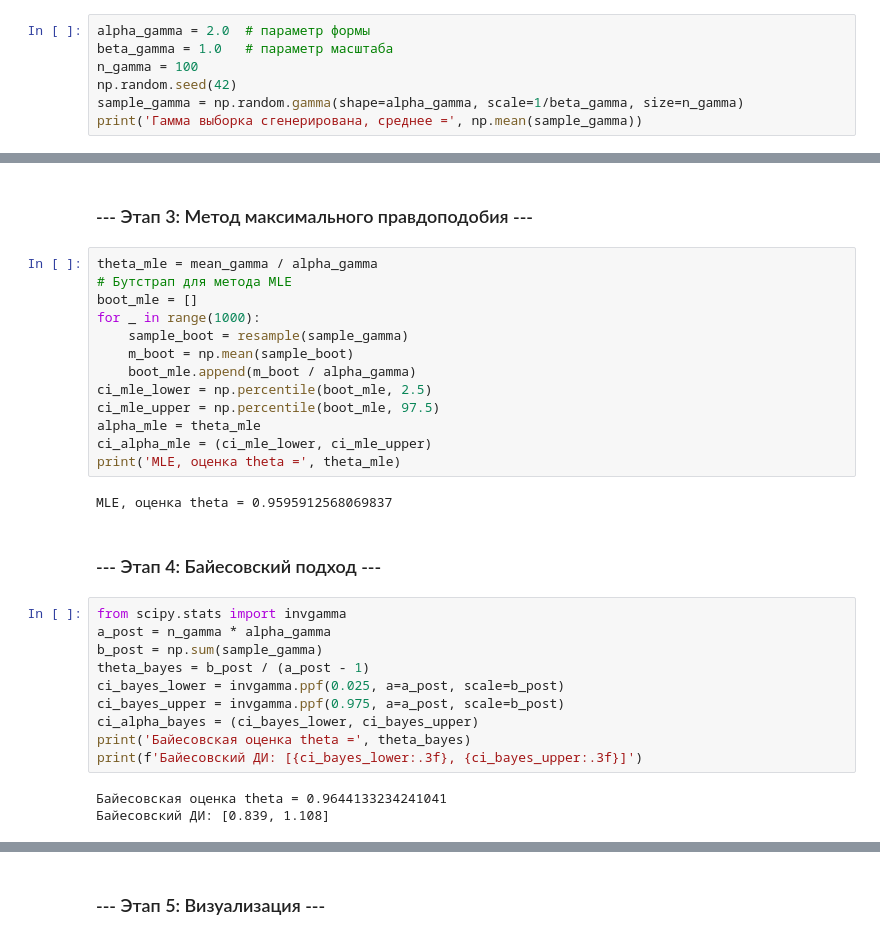
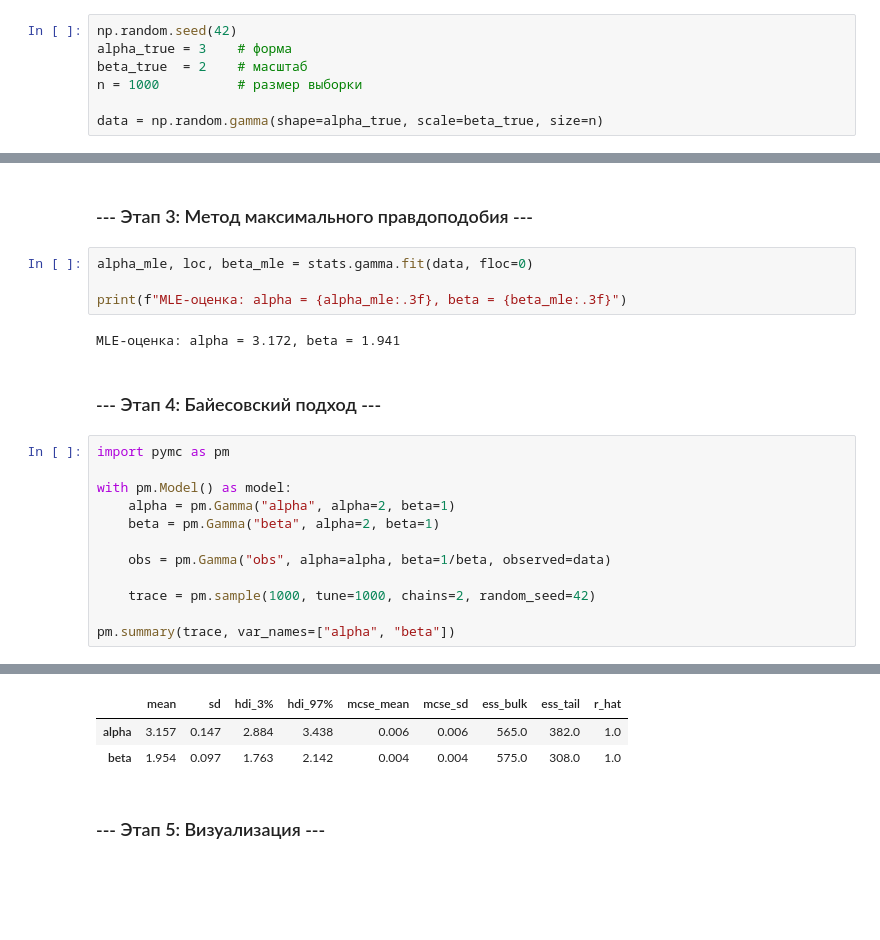
Before and after one commit to r42arty/hse, a Jupyter notebook: mod3/MathStat/MS_3.ipynb, the cells around one changed output, grey strips where cells are left out. Cells and saved outputs as stored; diff of their text form; blank space fills up the shorter version.

```diff
--- a/mod3/MathStat/MS_3.ipynb
+++ b/mod3/MathStat/MS_3.ipynb
@@ -312,9 +312,9 @@ from sklearn.utils import resample
 # %% [markdown]
 ### --- Этап 1: Генерация данных ---
 # %%
-alpha_gamma = 2.0  # параметр формы
-beta_gamma = 1.0   # параметр масштаба
-n_gamma = 100
 np.random.seed(42)
-sample_gamma = np.random.gamma(shape=alpha_gamma, scale=1/beta_gamma, size=n_gamma)
-print('Гамма выборка сгенерирована, среднее =', np.mean(sample_gamma))
+alpha_true = 3    # форма
+beta_true  = 2    # масштаб
+n = 1000          # размер выборки
+
+data = np.random.gamma(shape=alpha_true, scale=beta_true, size=n)
@@ -343,32 +333,23 @@ print('Метод моментов, оценка theta =', theta_mm)
 # %% [markdown]
 ### --- Этап 3: Метод максимального правдоподобия ---
 # %%
-theta_mle = mean_gamma / alpha_gamma
-# Бутстрап для метода MLE
-boot_mle = []
-for _ in range(1000):
-    sample_boot = resample(sample_gamma)
-    m_boot = np.mean(sample_boot)
-    boot_mle.append(m_boot / alpha_gamma)
-ci_mle_lower = np.percentile(boot_mle, 2.5)
-ci_mle_upper = np.percentile(boot_mle, 97.5)
-alpha_mle = theta_mle
-ci_alpha_mle = (ci_mle_lower, ci_mle_upper)
-print('MLE, оценка theta =', theta_mle)
+alpha_mle, loc, beta_mle = stats.gamma.fit(data, floc=0)
+
+print(f"MLE-оценка: alpha = {alpha_mle:.3f}, beta = {beta_mle:.3f}")
 # %% [output]
-MLE, оценка theta = 0.9595912568069837
+MLE-оценка: alpha = 3.172, beta = 1.941
 # %% [markdown]
 ### --- Этап 4: Байесовский подход ---
 # %%
-from scipy.stats import invgamma
-a_post = n_gamma * alpha_gamma
-b_post = np.sum(sample_gamma)
-theta_bayes = b_post / (a_post - 1)
-ci_bayes_lower = invgamma.ppf(0.025, a=a_post, scale=b_post)
-ci_bayes_upper = invgamma.ppf(0.975, a=a_post, scale=b_post)
-ci_alpha_bayes = (ci_bayes_lower, ci_bayes_upper)
-print('Байесовская оценка theta =', theta_bayes)
-print(f'Байесовский ДИ: [{ci_bayes_lower:.3f}, {ci_bayes_upper:.3f}]')
+import pymc as pm
+
+with pm.Model() as model:
+    alpha = pm.Gamma("alpha", alpha=2, beta=1)
+    beta = pm.Gamma("beta", alpha=2, beta=1)
+
+    obs = pm.Gamma("obs", alpha=alpha, beta=1/beta, observed=data)
+
+    trace = pm.sample(1000, tune=1000, chains=2, random_seed=42)
+
+pm.summary(trace, var_names=["alpha", "beta"])
 # %% [output]
-Байесовская оценка theta = 0.9644133234241041
-Байесовский ДИ: [0.839, 1.108]
@@ -375,3 +358,6 @@ print(f'Байесовский ДИ: [{ci_bayes_lower:.3f}, {ci_bayes_upper:.3f}
+|  | mean | sd | hdi_3% | hdi_97% | mcse_mean | mcse_sd | ess_bulk | ess_tail | r_hat |
+| alpha | 3.157 | 0.147 | 2.884 | 3.438 | 0.006 | 0.006 | 565.0 | 382.0 | 1.0 |
+| beta | 1.954 | 0.097 | 1.763 | 2.142 | 0.004 | 0.004 | 575.0 | 308.0 | 1.0 |
 # %% [markdown]
 ### --- Этап 5: Визуализация ---
 # %%
```
Also changed, not shown: parts of 6 cells of this notebook.
